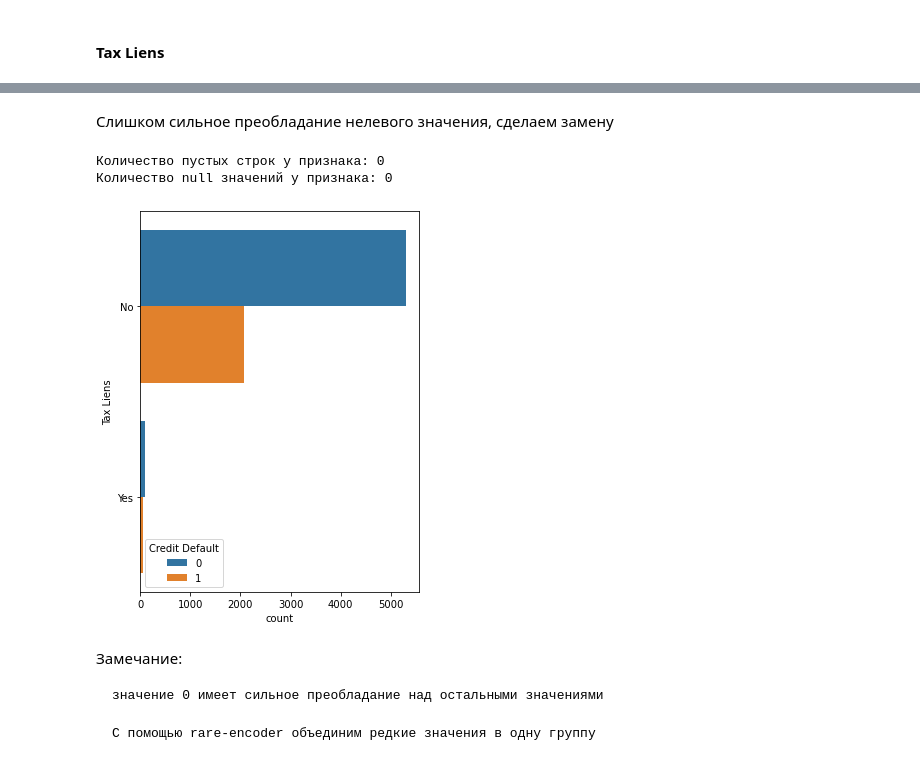
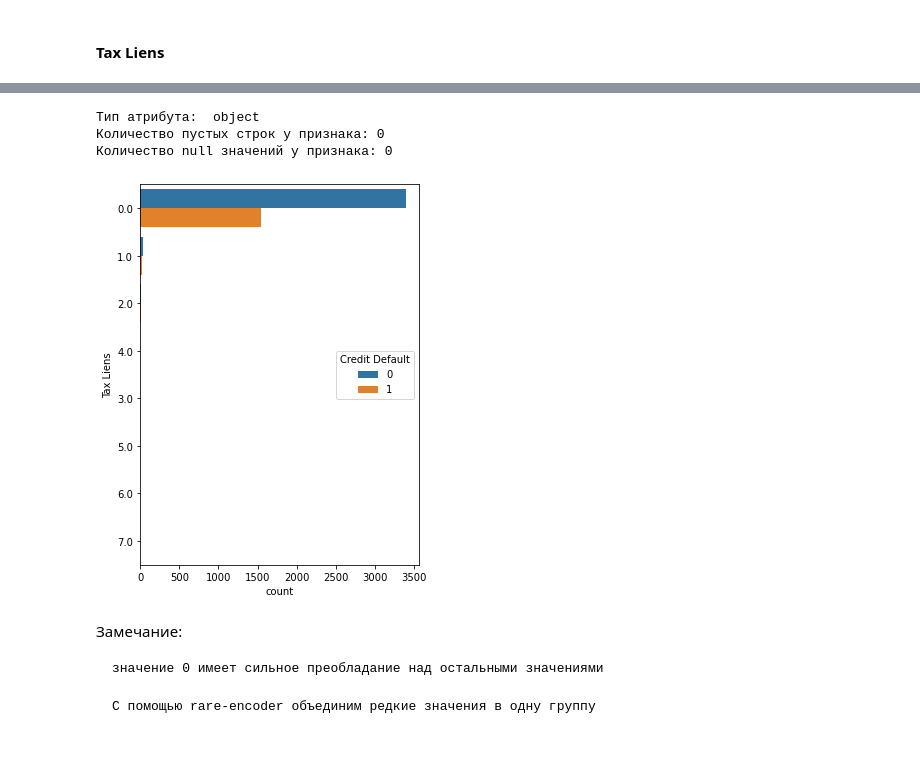
Before and after one commit to TimeryaevaM/AA_test, a Jupyter notebook: ds_test.ipynb, the cells around one changed output, grey strips where cells are left out. Cells and saved outputs as stored; diff of their text form; code cells hidden in the pictures.

```diff
--- a/ds_test.ipynb
+++ b/ds_test.ipynb
@@ -81,15 +84,9 @@ def variable_analyze(var, number_type, data):
 # %%
-def variable_hist_plot(var, data):
+def variable_hist_plot(var, number_list, data):
 
     df_copy = data.copy()
 
-    if df[var].dtype == 'object':
-        plt.figure(figsize=(5,7))
-        sns.countplot(y=var, data=df_copy, hue='Credit Default', order=df_copy[var].value_counts().index)
-        plt.show()
-
-
-    else:
+    if var in number_list:
         #Создаем логарифмическую переменную от исходной
         var_log = var +'_log'
         df_copy[var_log] = np.log(df_copy[var] + 1)
@@ -101,6 +98,11 @@ def variable_hist_plot(var, data):
         plt.figure(figsize=(15,5))
         sns.histplot(x=var_log, data=df_copy, hue='Credit Default', multiple="stack")
         plt.show()
+
+    else:
+        plt.figure(figsize=(5,7))
+        sns.countplot(y=var, data=df_copy, hue='Credit Default', order=df_copy[var].value_counts().index)
+        plt.show()
 # %%
 # интервальный Джини
 def interval_gini(prb_list):
@@ -320,14 +322,11 @@ dtype: int64
 
 Признак id не рассматриваем, удалим его
 # %%
-bin_var = ['Term']
-categorial_var = ['Home Ownership', 'Years in current job', 'Tax Liens',
+categorial_var = ['Term', 'Home Ownership', 'Years in current job', 'Tax Liens',
                   'Number of Credit Problems', 'Bankruptcies', 'Purpose']
-number_var = df.columns.drop(['Id', 'Home Ownership', 'Tax Liens', 'Number of Credit Problems',
-                              'Years in current job', 'Bankruptcies', 'Purpose', 'Term', 'Credit Default']).to_list()
+number_var = df.columns.drop(['Id', 'Home Ownership', 'Tax Liens',
+                              'Number of Credit Problems', 'Years in current job', 'Bankruptcies',
+                              'Purpose', 'Term', 'Credit Default']).to_list()
-# %%
-for x in [*bin_var, *categorial_var]:
-    df[x] = df[x].astype('str')
 # %%
 df = df.drop('Id', axis=1)
 # %% [markdown]
@@ -378,14 +368,11 @@ Name: Tax Liens, dtype: int64
-# %% [markdown]
-Слишком сильное преобладание нелевого значения, сделаем замену
-# %%
-df['Tax Liens'] = df['Tax Liens'].apply(lambda x: 'No' if x=='0.0' else 'Yes')
 # %%
 variable_analyze('Tax Liens', number_var, df)
-variable_hist_plot('Tax Liens', df)
+variable_hist_plot('Tax Liens', number_var, df)
 # %% [output]
+Тип атрибута:  object
 Количество пустых строк у признака: 0
 Количество null значений у признака: 0
-[figure, old version]
+[figure, new version]
 # %% [markdown]
 Замечание:
 
```
Also changed, not shown: parts of 77 cells of this notebook.
